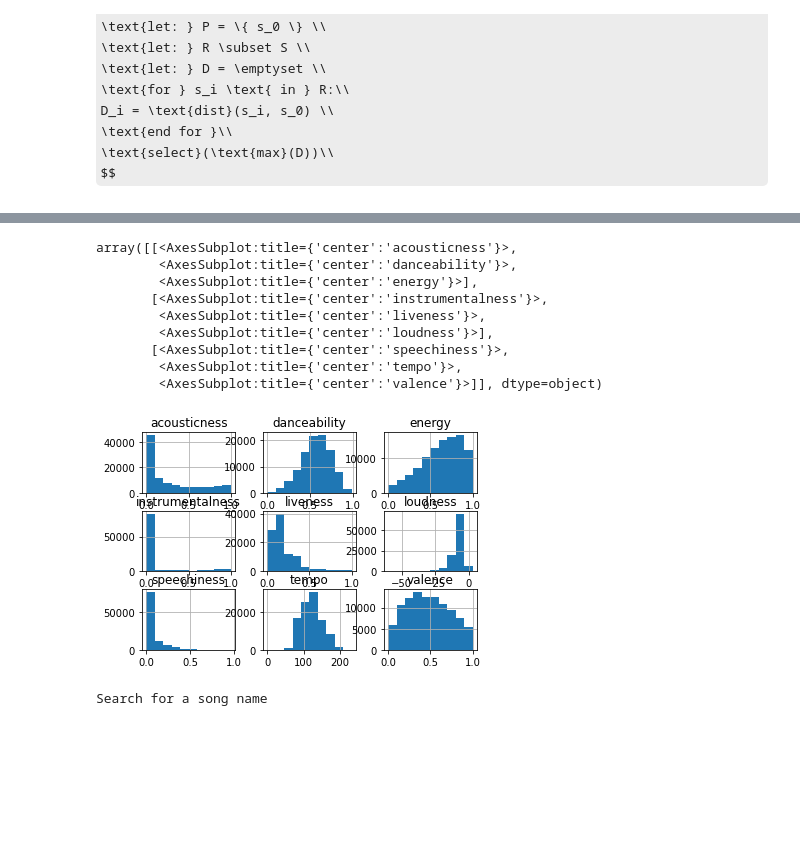
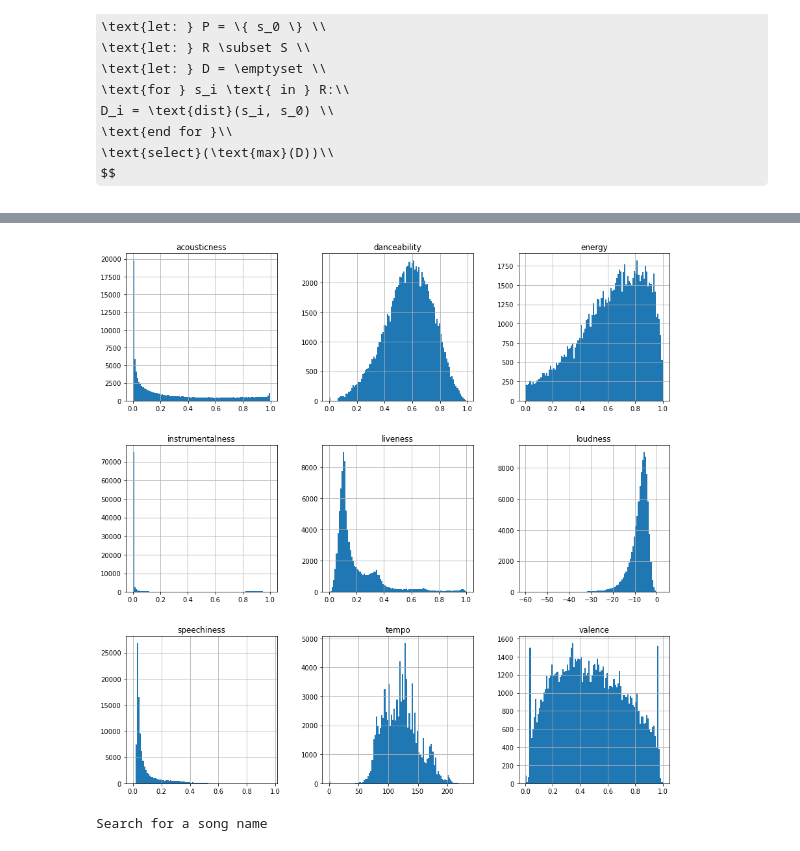
Before and after one commit to SimonasBubnys/recommender-systems, a Jupyter notebook: spotify_mood_session.ipynb, the cells around one changed output, grey strips where cells are left out. Cells and saved outputs as stored; diff of their text form; code cells hidden in the pictures; some formulas as TeX source; blank space fills up the shorter version.

Commit message:
Histograms made better

```diff
--- a/spotify_mood_session.ipynb
+++ b/spotify_mood_session.ipynb
@@ -155,18 +150,9 @@ display(tracks_w_features.head())
 | 4 | 0.7260 | 0.538 | 0.436 | 0.000000 | 0.1510 | -8.730 | 0.0504 | 87.111 | ... |
 # %%
 # Investigate data
-tracks_w_features.hist()
+tracks_w_features.hist(figsize=(15,15), bins=100);
 # %% [output]
-array([[<AxesSubplot:title={'center':'acousticness'}>,
-        <AxesSubplot:title={'center':'danceability'}>,
-        <AxesSubplot:title={'center':'energy'}>],
-       [<AxesSubplot:title={'center':'instrumentalness'}>,
-        <AxesSubplot:title={'center':'liveness'}>,
-        <AxesSubplot:title={'center':'loudness'}>],
-       [<AxesSubplot:title={'center':'speechiness'}>,
-        <AxesSubplot:title={'center':'tempo'}>,
-        <AxesSubplot:title={'center':'valence'}>]], dtype=object)
-[figure, old version]
+[figure, new version]
 # %%
 # Search for a particular song
 print("Search for a song name")
```
Also changed, not shown: parts of 3 cells of this notebook.
